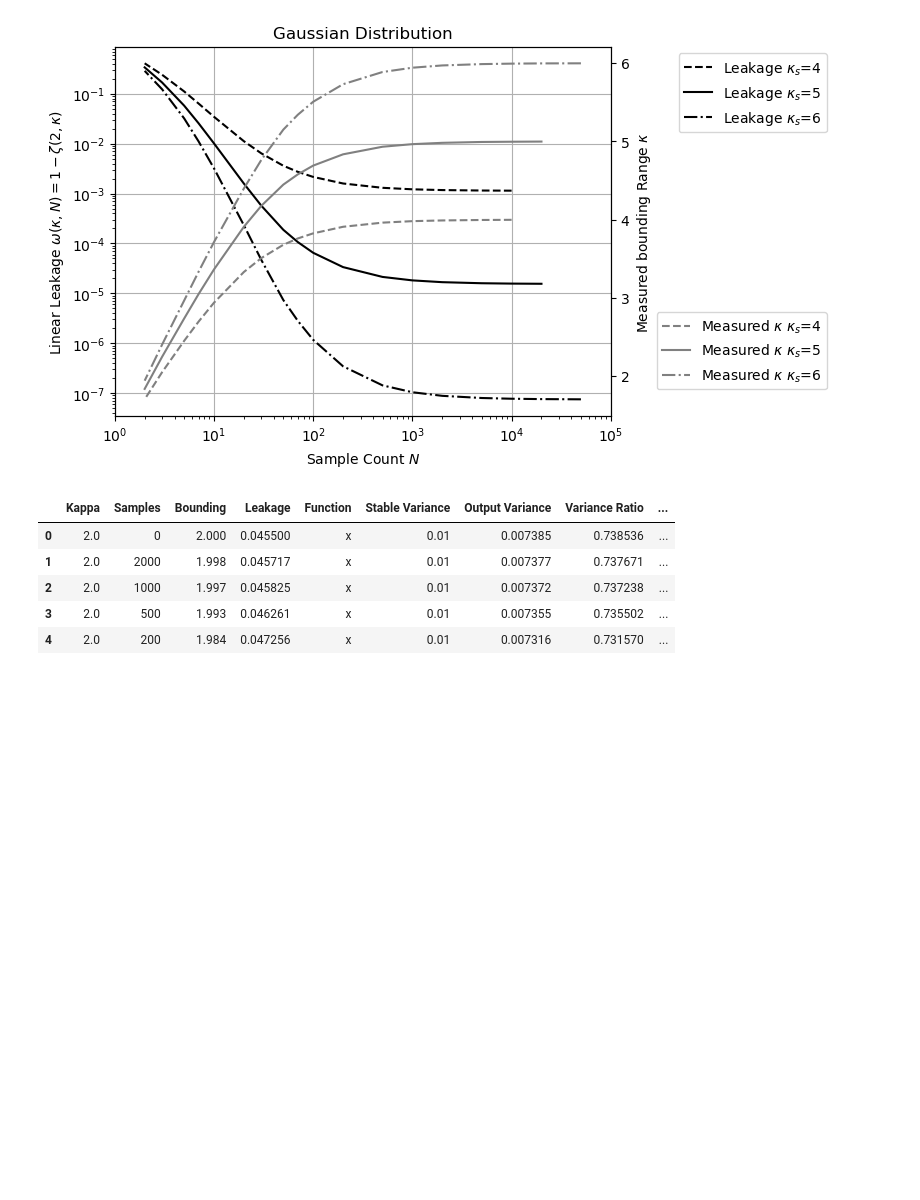
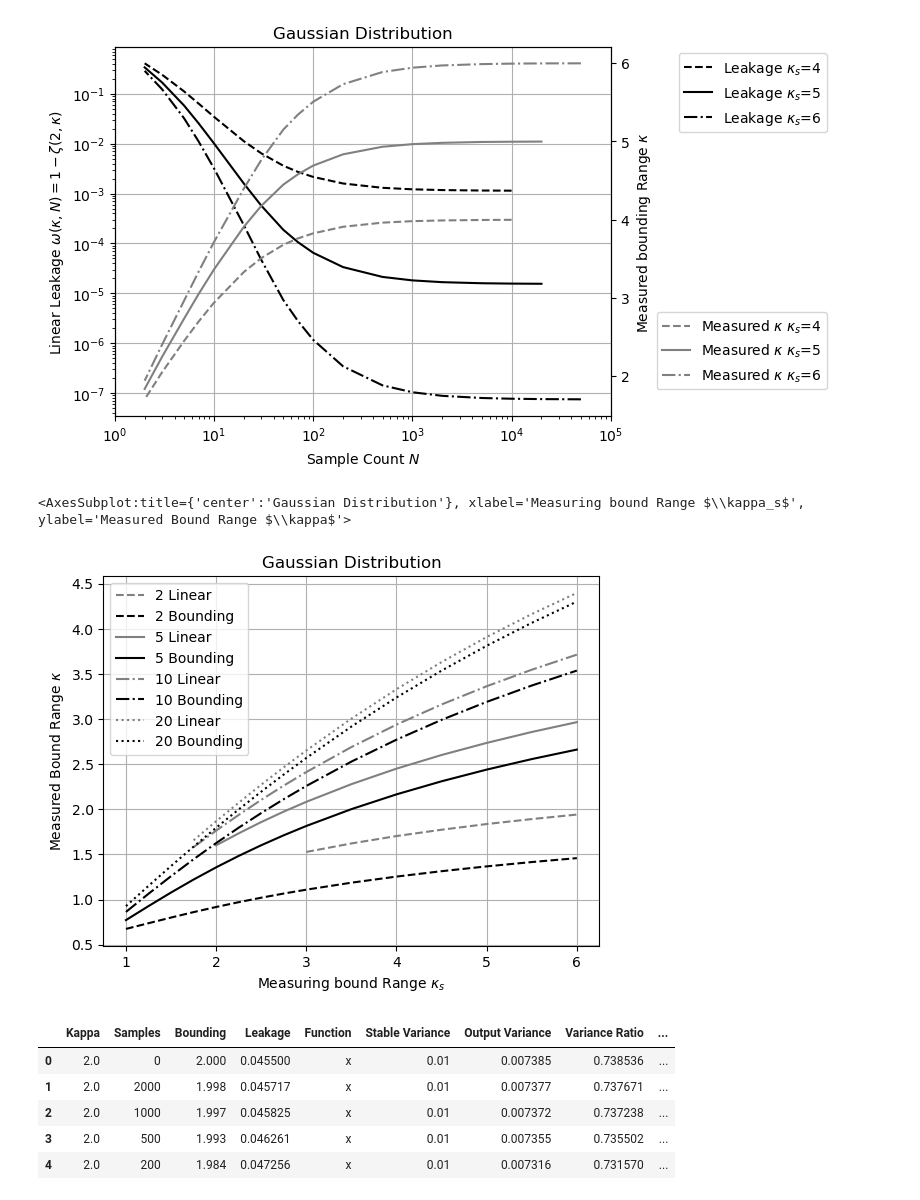
Before and after one commit to Chengpu0707/VarianceArithmetic, a Jupyter notebook: IPyNb/StatisticalBounding.ipynb, the cells around one changed output. Drawn from its saved outputs; the diff is of its cells as text; code cells hidden in the pictures; blank space fills up the shorter version.

```diff
--- a/IPyNb/StatisticalBounding.ipynb
+++ b/IPyNb/StatisticalBounding.ipynb
@@ -118,5 +125,19 @@ plotLeakage()
 # %% [output]
 [figure]
+# %%
+ax = dfL[dfL['Samples'] == 2].plot(x='Kappa', y='Range', label='2 Linear', color='gray', style='--')
+dfN[dfN['Samples'] == 2].plot(x='Kappa', y='Range', label='2 Bounding', color='black', style='--', ax=ax)
+dfL[dfL['Samples'] == 5].plot(x='Kappa', y='Range', label='5 Linear', color='gray', style='-', ax=ax)
+dfN[dfN['Samples'] == 5].plot(x='Kappa', y='Range', label='5 Bounding', color='black', style='-', ax=ax)
+dfL[dfL['Samples'] == 10].plot(x='Kappa', y='Range', label='10 Linear', color='gray', style='-.', ax=ax)
+dfN[dfN['Samples'] == 10].plot(x='Kappa', y='Range', label='10 Bounding', color='black', style='-.', ax=ax)
+dfL[dfL['Samples'] == 20].plot(x='Kappa', y='Range', label='20 Linear', color='gray', style=':', ax=ax)
+dfN[dfN['Samples'] == 20].plot(x='Kappa', y='Range', label='20 Bounding', color='black', style=':', ax=ax, grid=True,
+                              title='Gaussian Distribution', xlabel=r'Measuring bound Range $\kappa_s$',
+                              ylabel=r'Measured Bound Range $\kappa$')
+# %% [output]
+<AxesSubplot:title={'center':'Gaussian Distribution'}, xlabel='Measuring bound Range $\\kappa_s$', ylabel='Measured Bound Range $\\kappa$'>
+[figure, added]
 # %%
 def plotFunc(dfF, kappa, title,
              value:str='Variance Leak', ylabel=r'Ideal Leakage $\varepsilon = 1 - \delta^2 f/\widehat{\delta^2} f$',
```
Also changed, not shown: parts of 10 cells of this notebook, 12 other files.
